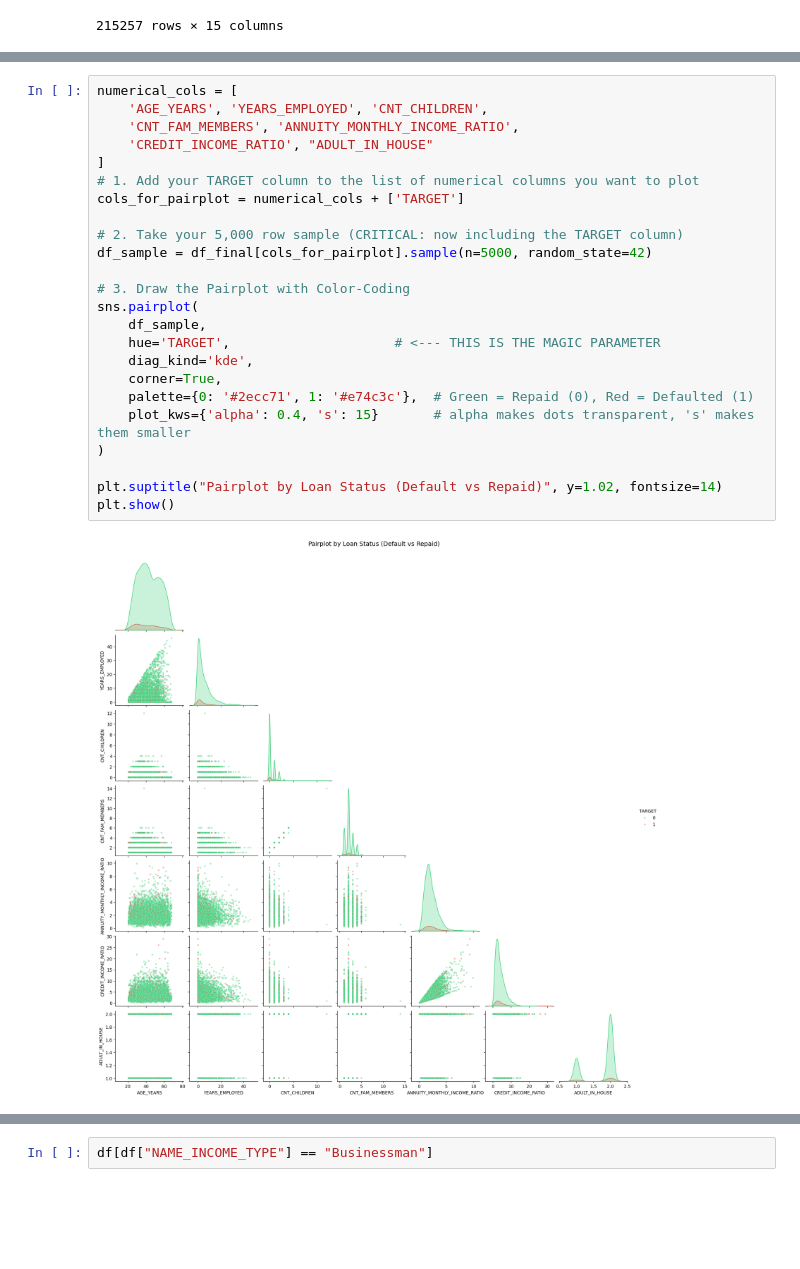
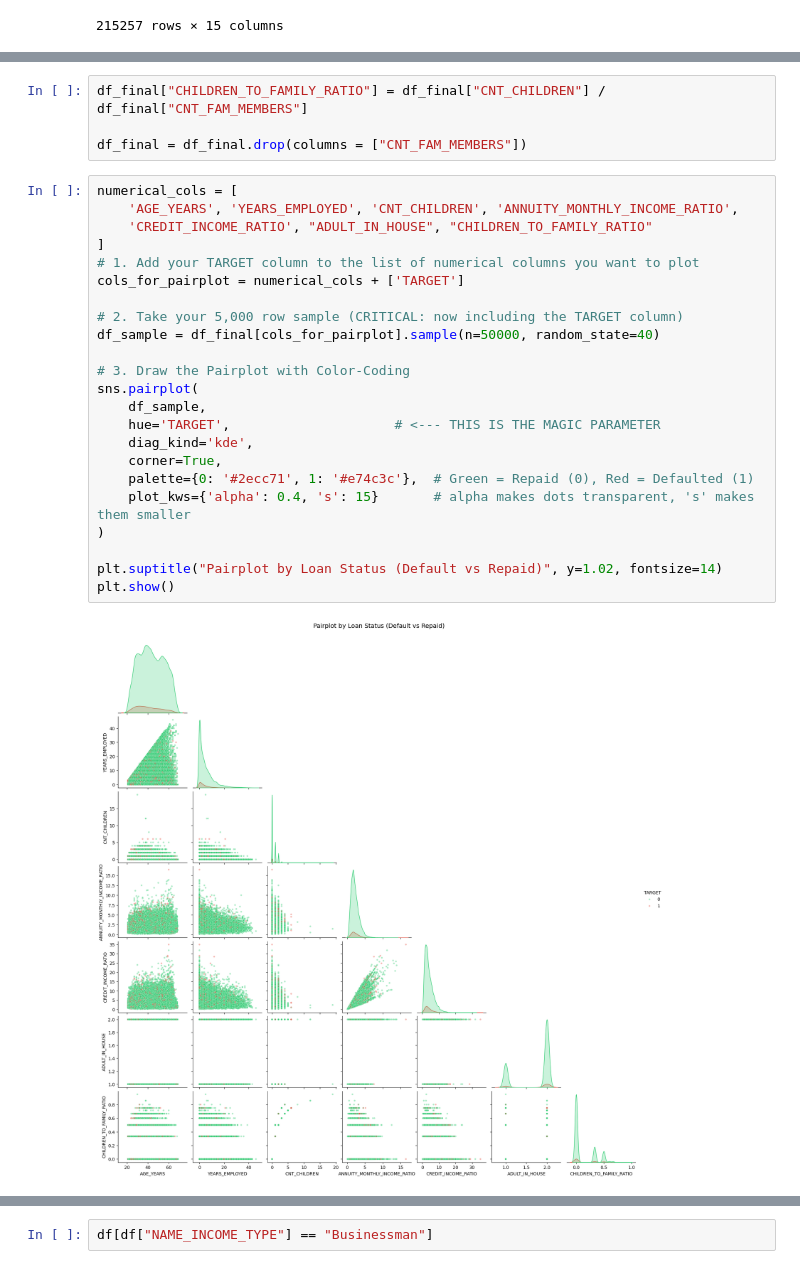
Before and after one commit to DvectorPrime/lendiq, a Jupyter notebook: ml-service/notebooks/FEATURE ENGINEERING.ipynb, the cells around one changed output, grey strips where cells are left out. Saved outputs shown, nothing was run; the diff lists cells and outputs as text; blank space fills up the shorter version.

```diff
--- a/ml-service/notebooks/FEATURE ENGINEERING.ipynb
+++ b/ml-service/notebooks/FEATURE ENGINEERING.ipynb
@@ -196,29 +197,32 @@ corr_matrix.corr()
 | ANNUITY_MONTHLY_INCOME_RATIO | 1.000000 | 0.788348 | 0.122360 |
 | CREDIT_INCOME_RATIO | 0.788348 | 1.000000 | 0.127033 |
 | ADULT_IN_HOUSE | 0.122360 | 0.127033 | 1.000000 |
+# %%
+df_final["CHILDREN_TO_FAMILY_RATIO"] = df_final["CNT_CHILDREN"] / df_final["CNT_FAM_MEMBERS"]
+
+df_final = df_final.drop(columns = ["CNT_FAM_MEMBERS"])
 # %%
 numerical_cols = [
-    'AGE_YEARS', 'YEARS_EMPLOYED', 'CNT_CHILDREN',
-    'CNT_FAM_MEMBERS', 'ANNUITY_MONTHLY_INCOME_RATIO',
-    'CREDIT_INCOME_RATIO', "ADULT_IN_HOUSE"
+    'AGE_YEARS', 'YEARS_EMPLOYED', 'CNT_CHILDREN', 'ANNUITY_MONTHLY_INCOME_RATIO',
+    'CREDIT_INCOME_RATIO', "ADULT_IN_HOUSE", "CHILDREN_TO_FAMILY_RATIO"
 ]
 # 1. Add your TARGET column to the list of numerical columns you want to plot
 cols_for_pairplot = numerical_cols + ['TARGET']
 
 # 2. Take your 5,000 row sample (CRITICAL: now including the TARGET column)
-df_sample = df_final[cols_for_pairplot].sample(n=5000, random_state=42)
+df_sample = df_final[cols_for_pairplot].sample(n=50000, random_state=40)
 
 # 3. Draw the Pairplot with Color-Coding
 sns.pairplot(
     df_sample,
     hue='TARGET',                     # <--- THIS IS THE MAGIC PARAMETER
     diag_kind='kde',
     corner=True,
     palette={0: '#2ecc71', 1: '#e74c3c'},  # Green = Repaid (0), Red = Defaulted (1)
     plot_kws={'alpha': 0.4, 's': 15}       # alpha makes dots transparent, 's' makes them smaller
 )
 
 plt.suptitle("Pairplot by Loan Status (Default vs Repaid)", y=1.02, fontsize=14)
 plt.show()
 # %% [output]
-[figure, old version]
+[figure, new version]
```
Also changed, not shown: parts of 25 cells of this notebook, 13 other files.
